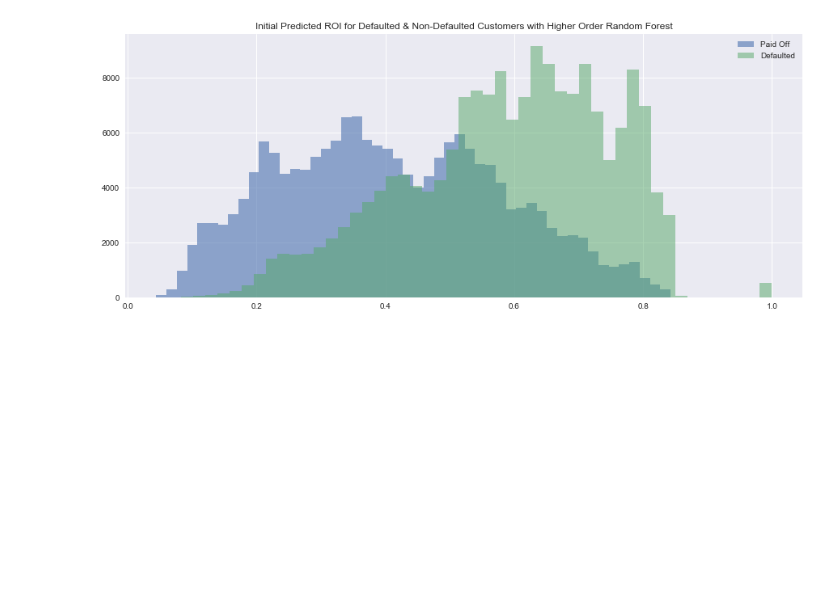
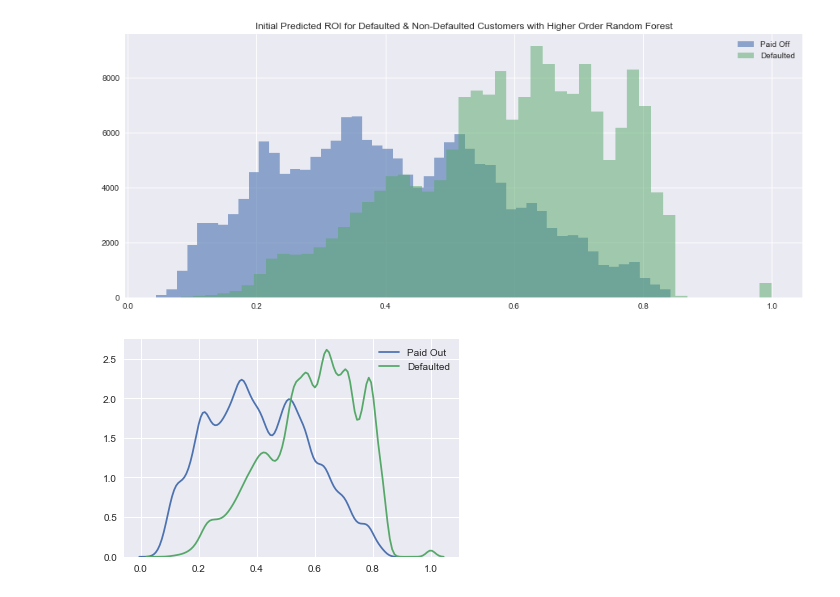
Before and after one commit to bhavenp/209A-FinalProject, a Jupyter notebook: hugo/Model_Testing.ipynb, the cells around one changed output. Drawn from its saved outputs; the diff is of its cells as text; code cells hidden in the pictures; blank space fills up the shorter version.

```diff
--- a/hugo/Model_Testing.ipynb
+++ b/hugo/Model_Testing.ipynb
@@ -132,3 +138,8 @@ ax.legend(loc='best')
 plt.show()
 # %% [output]
 [figure]
+# %%
+sns.kdeplot(df_train.loc[df_train.true_val == 0,'proba'], label = 'Paid Out');
+sns.kdeplot(df_train.loc[df_train.true_val == 1,'proba'], label = 'Defaulted');
+# %% [output]
+[figure, added]
```
Also changed, not shown: parts of 8 cells of this notebook.
